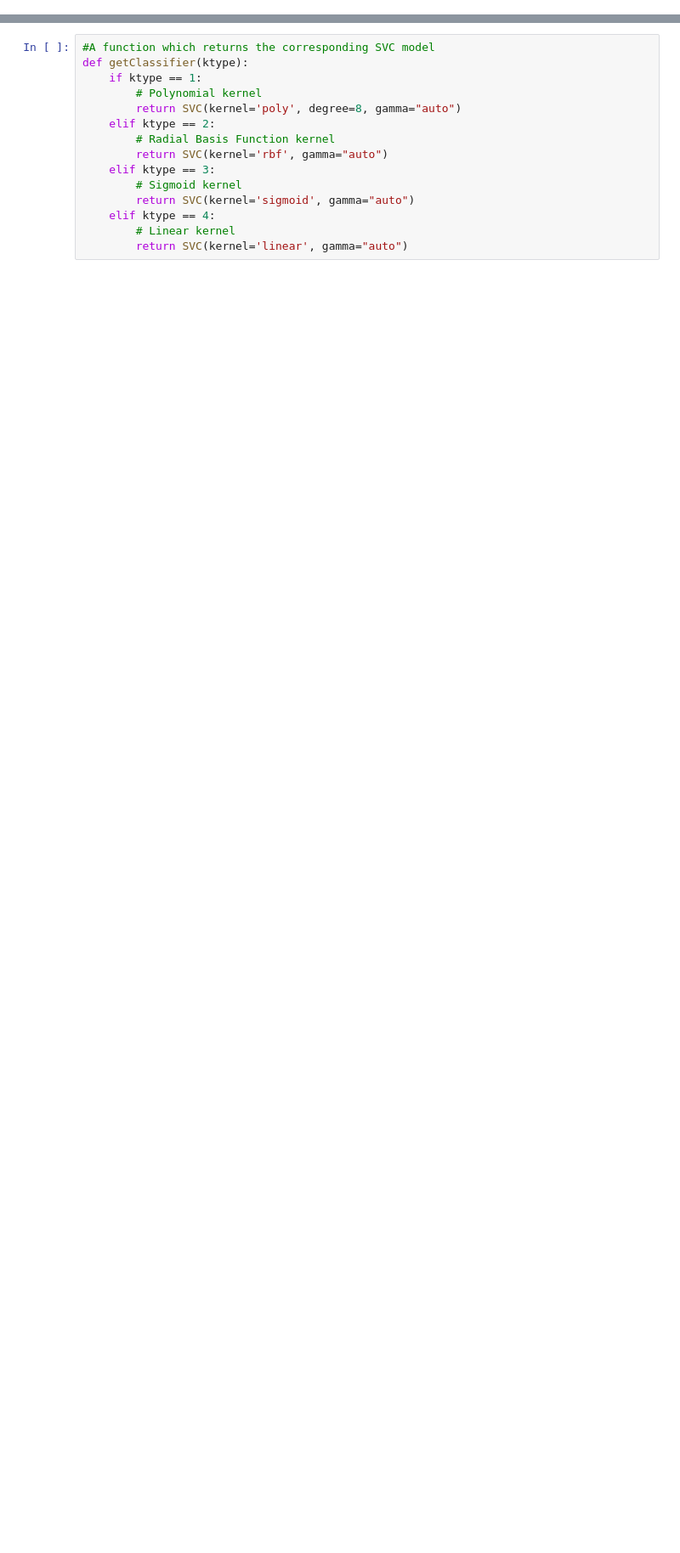
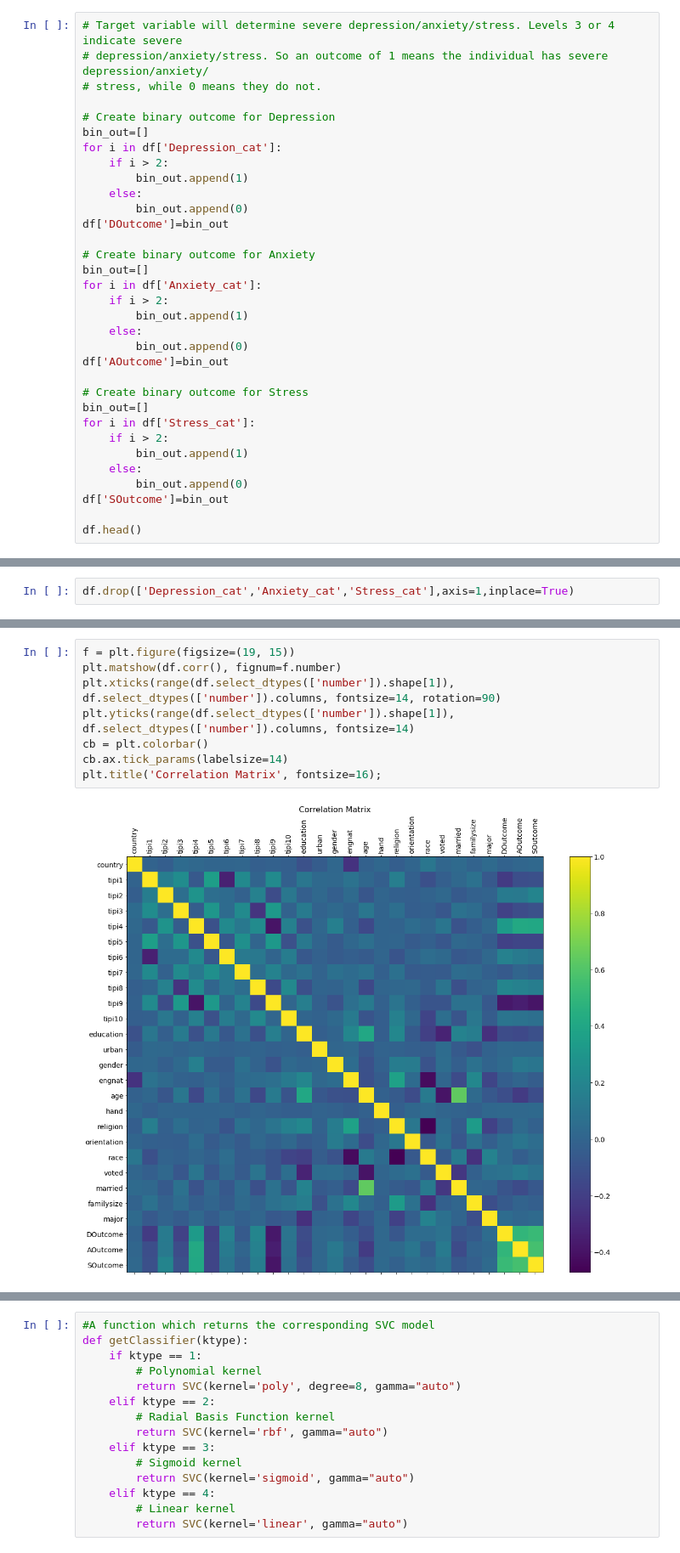
Before and after one commit to tfgerling/Final_project, a Jupyter notebook: Just Jamie thinking about data modeling.ipynb, the cells around one changed output, grey strips where cells are left out. Shown at 85% size. Saved outputs shown, nothing was run; the diff lists cells and outputs as text; blank space fills up the shorter version.

```diff
--- a/Just Jamie thinking about data modeling.ipynb
+++ b/Just Jamie thinking about data modeling.ipynb
@@ -201,0 +56,33 @@ Recall: 0.8102153229844767
+# %%
+# Target variable will determine severe depression/anxiety/stress. Levels 3 or 4 indicate severe
+# depression/anxiety/stress. So an outcome of 1 means the individual has severe depression/anxiety/
+# stress, while 0 means they do not.
+
+# Create binary outcome for Depression
+bin_out=[]
+for i in df['Depression_cat']:
+    if i > 2:
+        bin_out.append(1)
+    else:
+        bin_out.append(0)
+df['DOutcome']=bin_out
+
+# Create binary outcome for Anxiety
+bin_out=[]
+for i in df['Anxiety_cat']:
+    if i > 2:
+        bin_out.append(1)
+    else:
+        bin_out.append(0)
+df['AOutcome']=bin_out
+
+# Create binary outcome for Stress
+bin_out=[]
+for i in df['Stress_cat']:
+    if i > 2:
+        bin_out.append(1)
+    else:
+        bin_out.append(0)
+df['SOutcome']=bin_out
+
+df.head()
@@ -201,0 +97,2 @@ Recall: 0.8102153229844767
+# %%
+df.drop(['Depression_cat','Anxiety_cat','Stress_cat'],axis=1,inplace=True)
@@ -201,0 +109,10 @@ Recall: 0.8102153229844767
+# %%
+f = plt.figure(figsize=(19, 15))
+plt.matshow(df.corr(), fignum=f.number)
+plt.xticks(range(df.select_dtypes(['number']).shape[1]), df.select_dtypes(['number']).columns, fontsize=14, rotation=90)
+plt.yticks(range(df.select_dtypes(['number']).shape[1]), df.select_dtypes(['number']).columns, fontsize=14)
+cb = plt.colorbar()
+cb.ax.tick_params(labelsize=14)
+plt.title('Correlation Matrix', fontsize=16);
+# %% [output]
+[figure, added]
```
Also changed, not shown: parts of 58 cells of this notebook, 2 other files.
